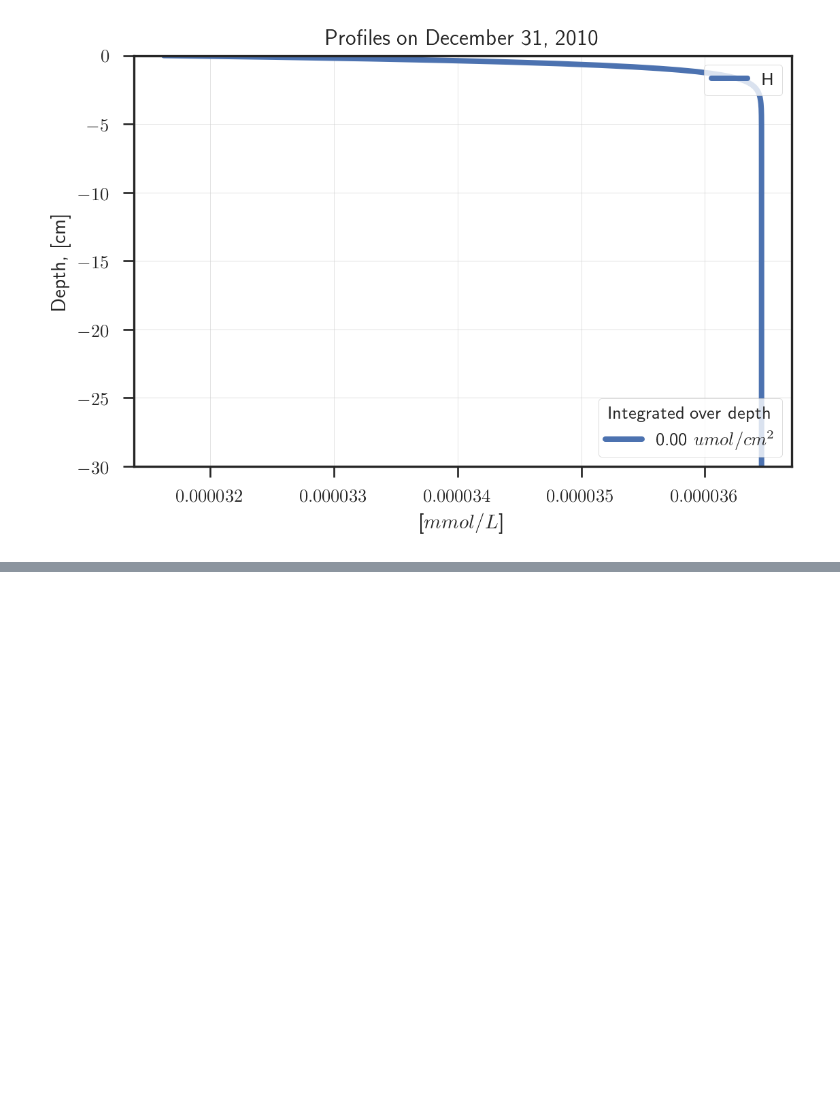
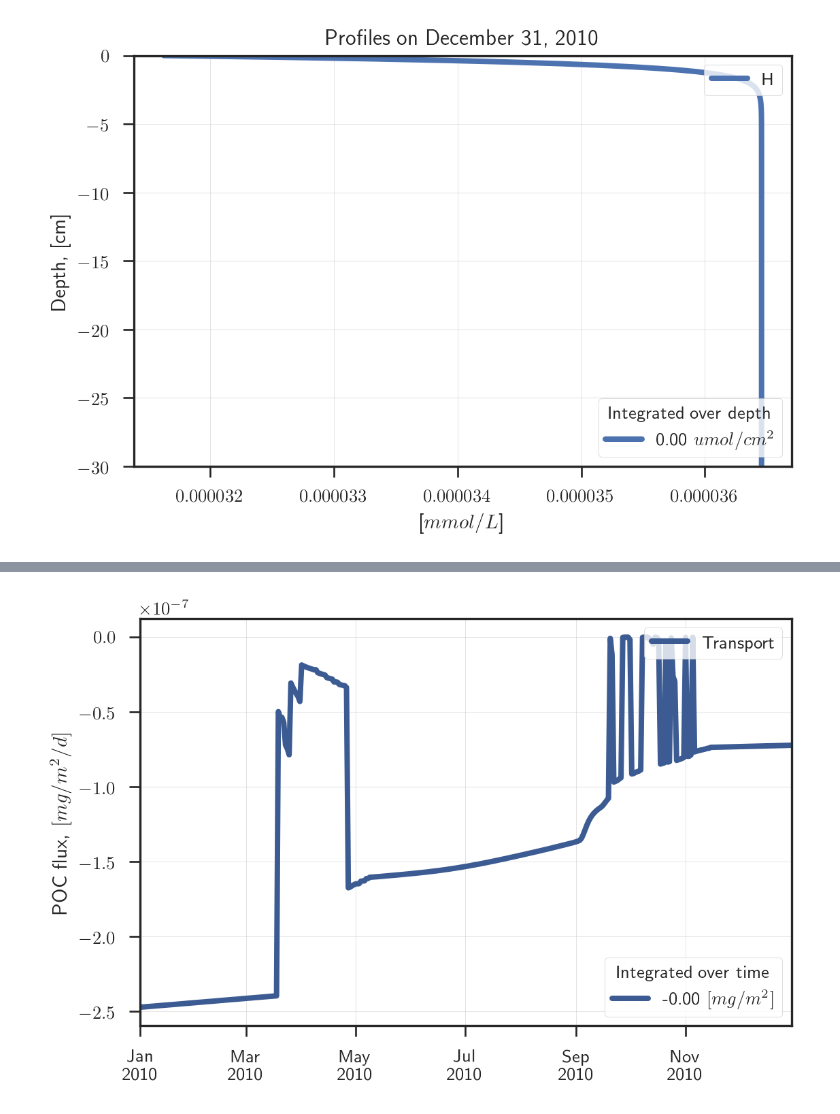
Before and after one commit to biogeochemistry/MyLake_v2_Vansjo, a Jupyter notebook: Postproc_code/plots.ipynb, the cells around one changed output, grey strips where cells are left out. Cells and saved outputs as stored; diff of their text form; code cells hidden in the pictures; blank space fills up the shorter version.

```diff
--- a/Postproc_code/plots.ipynb
+++ b/Postproc_code/plots.ipynb
@@ -100,4 +100,6 @@ plotter.flux('POC', convert_units=0, smoothing_factor=0)
 # %%
-plotter.flux('OM1')
+plotter.flux('POC')
+# %% [output]
+[figure, added]
 # %%
 plotter.flux('FeOH3', convert_units=0)
```
Also changed, not shown: parts of 27 cells of this notebook, 6 other files.
